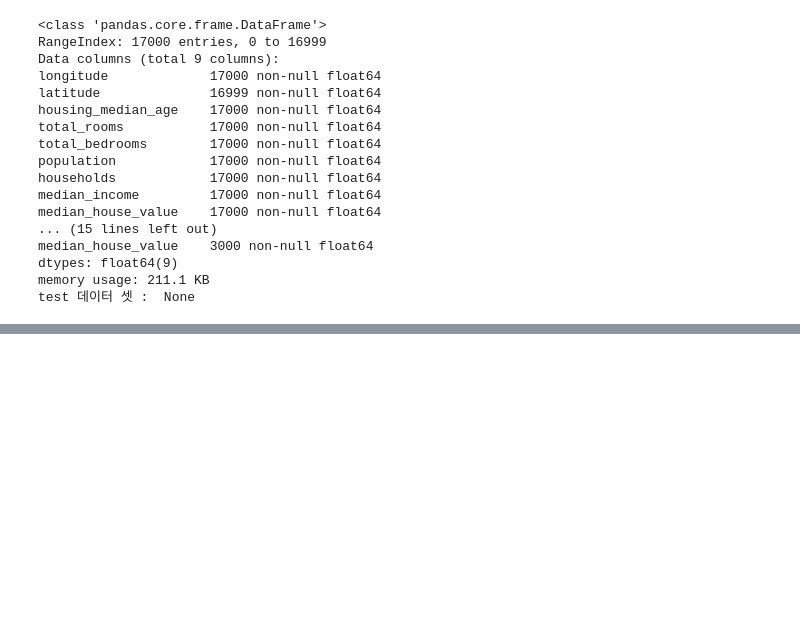
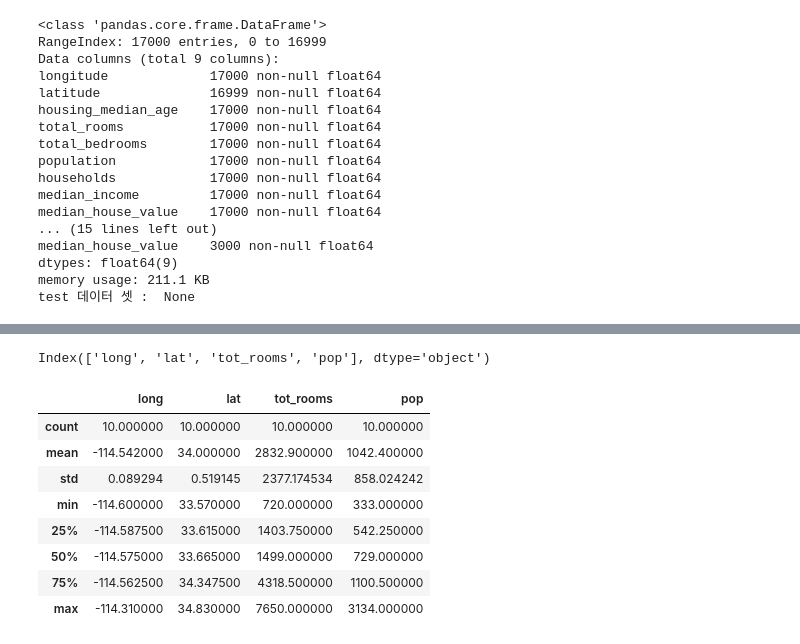
Before and after one commit to frontier1020/colabstart, a Jupyter notebook: ch07_pandas.ipynb, the cells around one changed output, grey strips where cells are left out. Cells and saved outputs as stored; diff of their text form; code cells hidden in the pictures; blank space fills up the shorter version.

```diff
--- a/ch07_pandas.ipynb
+++ b/ch07_pandas.ipynb
@@ -166,0 +169,7 @@ test 데이터 셋 :  None
+# %%
+base_dir = "./sample_data/"
+data_tr = pd.read_csv(base_dir + "california_housing_train.csv")
+data_test = pd.read_csv(base_dir + "california_housing_test.csv")
+
+# 두번째 행 선택
+print(data_tr.iloc[1])
@@ -166,0 +274,6 @@ test 데이터 셋 :  None
+# %%
+# 일부 데이터 선택 (iloc 를 이용 행과 열에 접근)
+# 1~10행, longitude, latitude, total_rooms, population에 접근
+print("데이터의 일부 가져오기")
+dat_part = data_tr.iloc[0:10,[0,1,3,5]]
+print( dat_part.head() )
@@ -166,0 +310,19 @@ test 데이터 셋 :  None
+# %%
+## 컬럼명 변경
+dat_part.columns = ['long', 'lat', 'tot_rooms', 'pop']
+dat_part.columns
+# %% [output]
+Index(['long', 'lat', 'tot_rooms', 'pop'], dtype='object')
+# %%
+df = dat_part.copy()
+df.describe()
+# %% [output]
+|  | long | lat | tot_rooms | pop |
+| count | 10.000000 | 10.000000 | 10.000000 | 10.000000 |
+| mean | -114.542000 | 34.000000 | 2832.900000 | 1042.400000 |
+| std | 0.089294 | 0.519145 | 2377.174534 | 858.024242 |
+| min | -114.600000 | 33.570000 | 720.000000 | 333.000000 |
+| 25% | -114.587500 | 33.615000 | 1403.750000 | 542.250000 |
+| 50% | -114.575000 | 33.665000 | 1499.000000 | 729.000000 |
+| 75% | -114.562500 | 34.347500 | 4318.500000 | 1100.500000 |
+| max | -114.310000 | 34.830000 | 7650.000000 | 3134.000000 |
```
Also changed, not shown: parts of 14 cells of this notebook.
